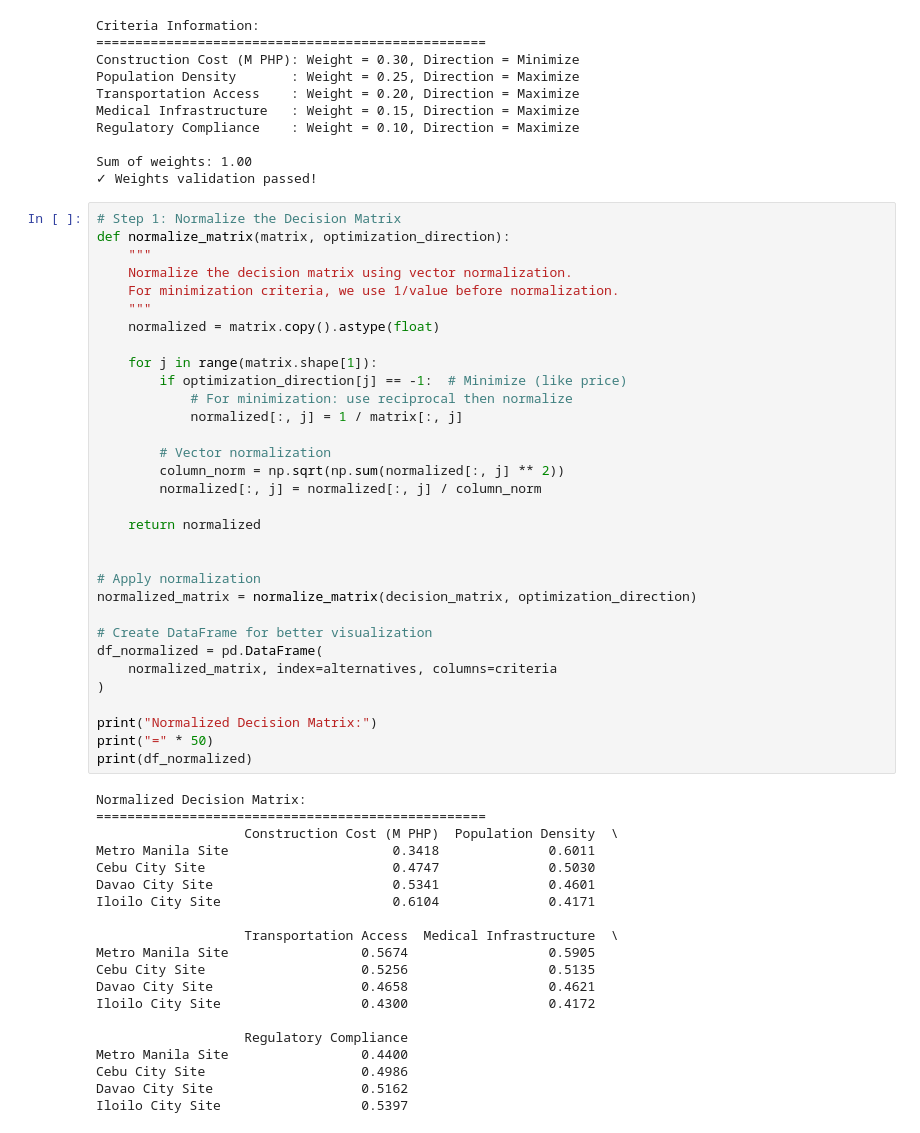
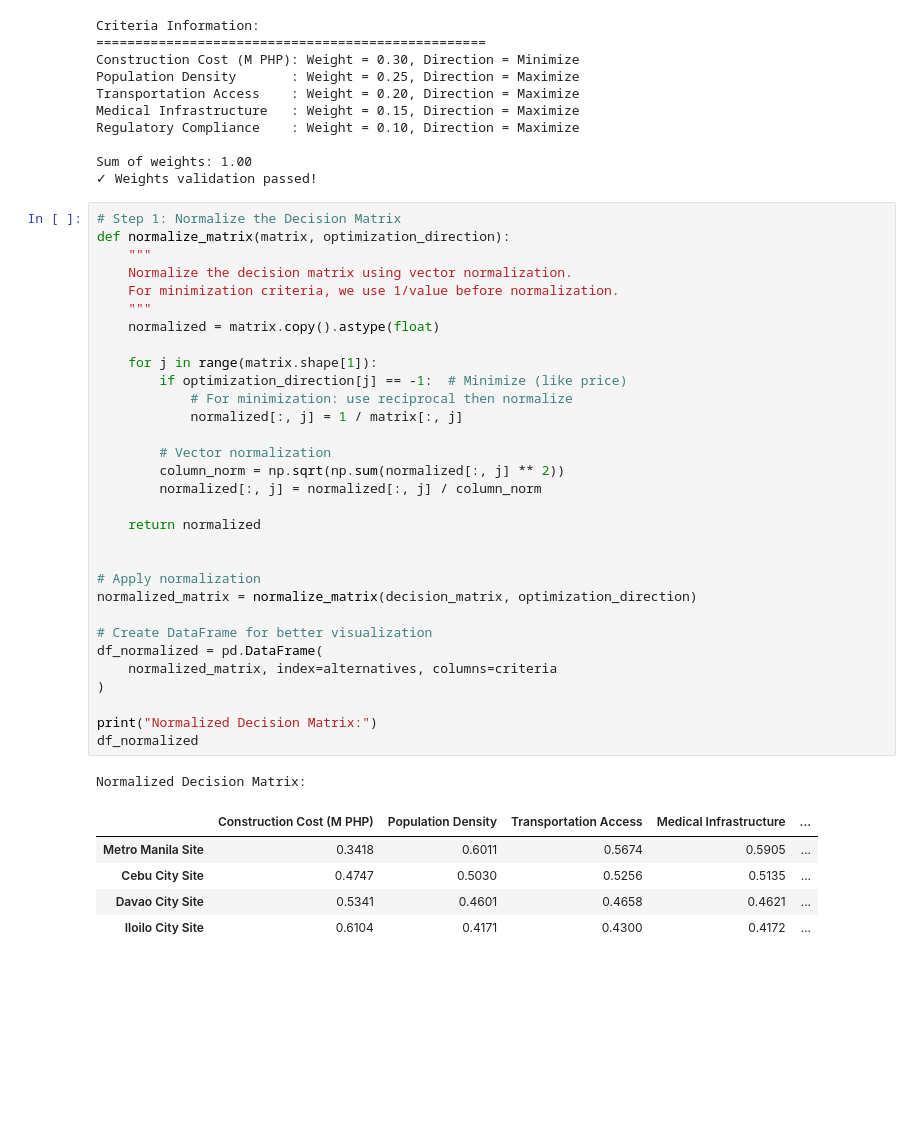
Before and after one commit to HecBanda/mcdm, a Jupyter notebook: notebooks/ntbk9 - ELECTRE.ipynb, the cells around one changed output. Cells and saved outputs as stored; diff of their text form; blank space fills up the shorter version.

```diff
--- a/notebooks/ntbk9 - ELECTRE.ipynb
+++ b/notebooks/ntbk9 - ELECTRE.ipynb
@@ -243,53 +260,39 @@ Sum of weights: 1.00
 def normalize_matrix(matrix, optimization_direction):
     """
     Normalize the decision matrix using vector normalization.
     For minimization criteria, we use 1/value before normalization.
     """
     normalized = matrix.copy().astype(float)
 
     for j in range(matrix.shape[1]):
         if optimization_direction[j] == -1:  # Minimize (like price)
             # For minimization: use reciprocal then normalize
             normalized[:, j] = 1 / matrix[:, j]
 
         # Vector normalization
         column_norm = np.sqrt(np.sum(normalized[:, j] ** 2))
         normalized[:, j] = normalized[:, j] / column_norm
 
     return normalized
 
 
 # Apply normalization
 normalized_matrix = normalize_matrix(decision_matrix, optimization_direction)
 
 # Create DataFrame for better visualization
 df_normalized = pd.DataFrame(
     normalized_matrix, index=alternatives, columns=criteria
 )
 
 print("Normalized Decision Matrix:")
-print("=" * 50)
-print(df_normalized)
+df_normalized
 # %% [output]
 Normalized Decision Matrix:
-==================================================
-                   Construction Cost (M PHP)  Population Density  \
-Metro Manila Site                     0.3418              0.6011
-Cebu City Site                        0.4747              0.5030
-Davao City Site                       0.5341              0.4601
-Iloilo City Site                      0.6104              0.4171
-
-                   Transportation Access  Medical Infrastructure  \
-Metro Manila Site                 0.5674                  0.5905
-Cebu City Site                    0.5256                  0.5135
-Davao City Site                   0.4658                  0.4621
-Iloilo City Site                  0.4300                  0.4172
-
-                   Regulatory Compliance
-Metro Manila Site                 0.4400
-Cebu City Site                    0.4986
-Davao City Site                   0.5162
-Iloilo City Site                  0.5397
+|  | Construction Cost (M PHP) | Population Density | Transportation Access | Medical Infrastructure | ... |
+| Metro Manila Site | 0.3418 | 0.6011 | 0.5674 | 0.5905 | ... |
+| Cebu City Site | 0.4747 | 0.5030 | 0.5256 | 0.5135 | ... |
+| Davao City Site | 0.5341 | 0.4601 | 0.4658 | 0.4621 | ... |
+| Iloilo City Site | 0.6104 | 0.4171 | 0.4300 | 0.4172 | ... |
 # %%
 # Step 2: Apply Weights to Create Weighted Normalized Matrix
 weighted_matrix = normalized_matrix * weights
```
Also changed, not shown: parts of 8 cells of this notebook, 1 other file.
